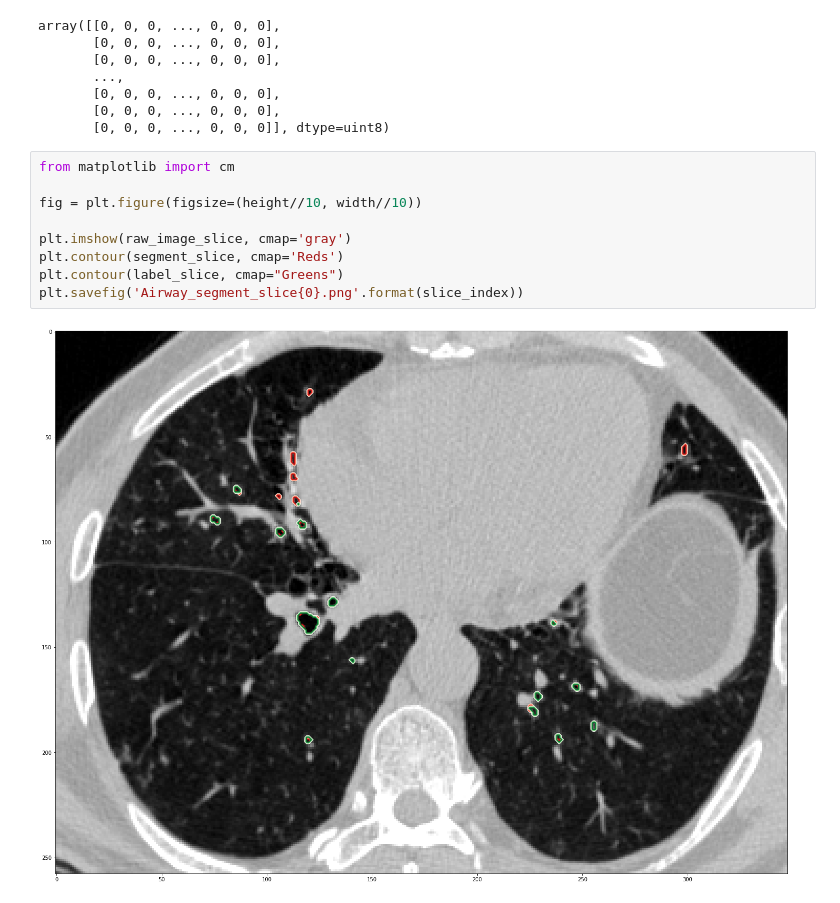
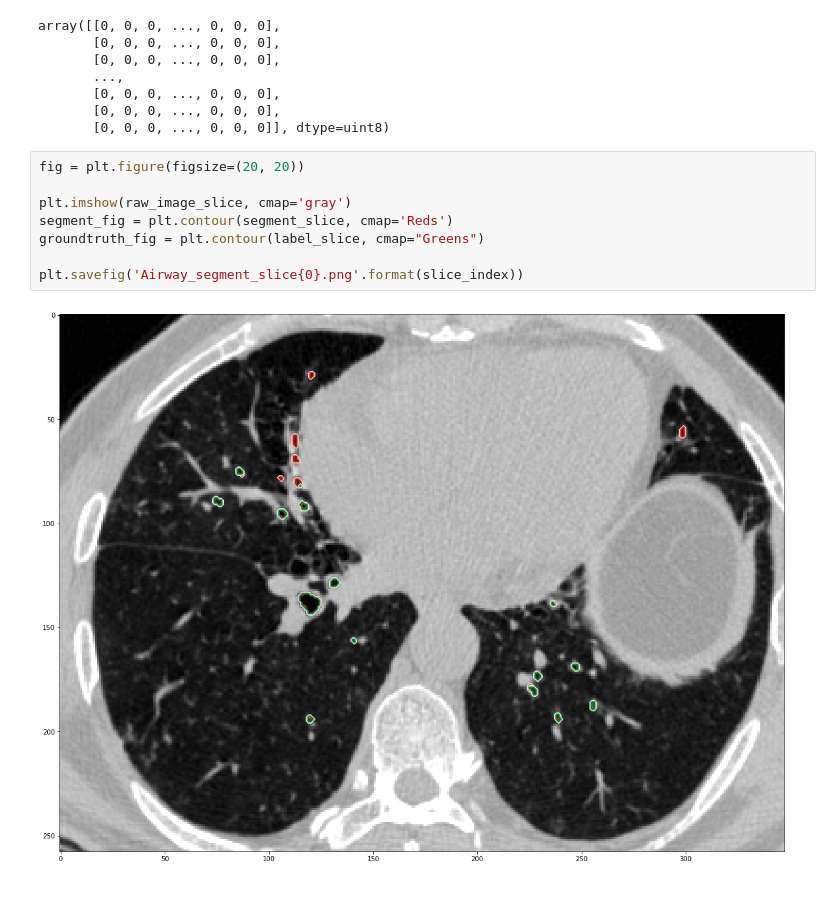
Before and after one commit to Frederick-Hsu/Airway3DSegmentNet, a Jupyter notebook: Visualization/Visualize_airway_tree.ipynb, the cells around one changed output. Cells and saved outputs as stored; diff of their text form.

```diff
--- a/Visualization/Visualize_airway_tree.ipynb
+++ b/Visualization/Visualize_airway_tree.ipynb
@@ -183,16 +154,15 @@ array([[0, 0, 0, ..., 0, 0, 0],
        [0, 0, 0, ..., 0, 0, 0],
        [0, 0, 0, ..., 0, 0, 0]], dtype=uint8)
 # %%
-from matplotlib import cm
-
-fig = plt.figure(figsize=(height//10, width//10))
+fig = plt.figure(figsize=(20, 20))
 
 plt.imshow(raw_image_slice, cmap='gray')
-plt.contour(segment_slice, cmap='Reds')
-plt.contour(label_slice, cmap="Greens")
+segment_fig = plt.contour(segment_slice, cmap='Reds')
+groundtruth_fig = plt.contour(label_slice, cmap="Greens")
+
 plt.savefig('Airway_segment_slice{0}.png'.format(slice_index))
 # %% [output]
-[figure, old version]
+[figure, new version]
 # %%
 img_slice = plt.imread('Airway_segment_slice{0}.png'.format(slice_index))
 
```
Also changed, not shown: parts of 3 cells of this notebook.
